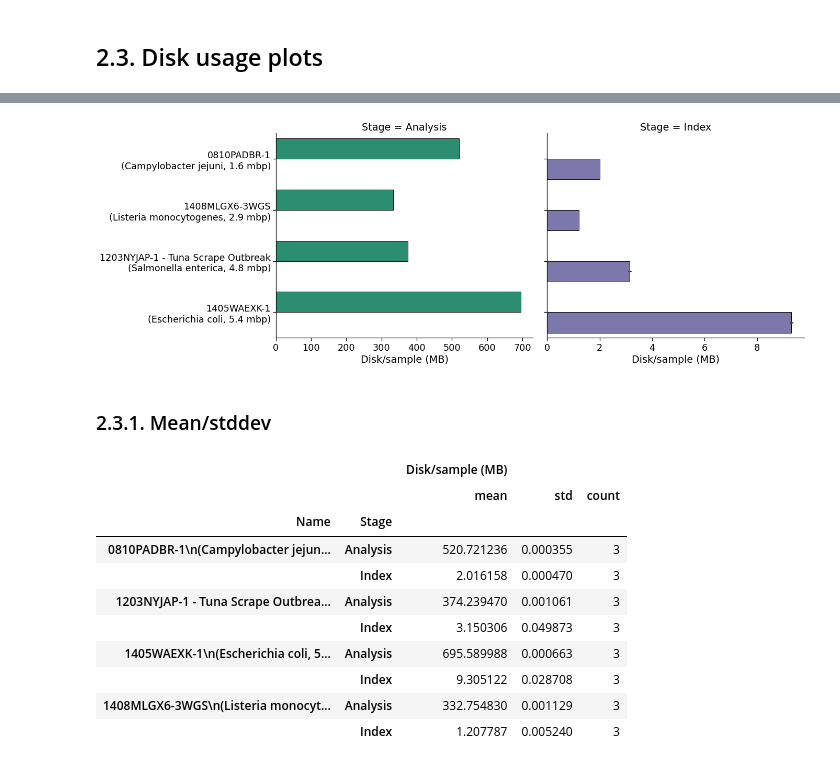
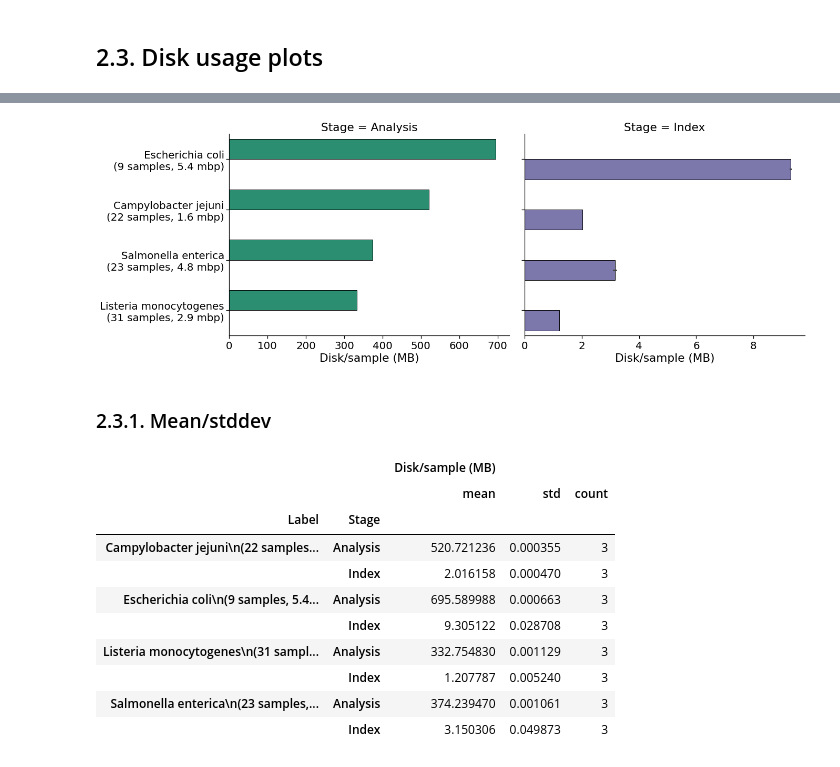
Before and after one commit to apetkau/genomics-data-index-evaluation-manuscript, a Jupyter notebook: evaluations/reads/4-analysis-runtime.ipynb, the cells around one changed output, grey strips where cells are left out. Cells and saved outputs as stored; diff of their text form; code cells hidden in the pictures.

```diff
--- a/evaluations/reads/4-analysis-runtime.ipynb
+++ b/evaluations/reads/4-analysis-runtime.ipynb
@@ -126,8 +127,8 @@ index_info_runtime_df
 # %%
 with sns.plotting_context("notebook", font_scale=1.6):
-    cat_order = index_info_runtime_df.groupby('Name').agg('first').sort_values('Reference length').index.tolist()
+    cat_order = index_info_runtime_df.groupby('Label').agg('first').sort_values('Number samples').index.tolist()
 
-    g = sns.catplot(y='Name', x='Time/sample (seconds)', hue="Stage", ci="sd", kind="bar",
+    g = sns.catplot(y='Label', x='Time/sample (seconds)', hue="Stage", ci="sd", kind="bar",
                     data=index_info_runtime_df, edgecolor='black',
                     height=7, aspect=1.7, linewidth=1,
                     legend_out=False,
@@ -172,15 +173,16 @@ def melt_memory(df: pd.DataFrame, id_vars: str) -> pd.DataFrame:
 
     df = pd.melt(df, id_vars=id_vars,
             value_vars=value_vars)
-    df['value'] = df['value'].apply(lambda x: x/(1024**2))
-    df = df.rename({'variable': 'Stage', 'value': 'Peak Memory (MB)'}, axis='columns')
+    df['value'] = df['value'].apply(lambda x: x/(1024**3))
+    df = df.rename({'variable': 'Stage', 'value': 'Peak Memory (GB)'}, axis='columns')
     df['Stage'] = df['Stage'].str.replace(' memory (max)', '', regex=False)
 
-    df['Peak Memory/sample (MB)'] = df['Peak Memory (MB)'] / df['Number samples']
+    df['Peak Memory/sample (GB)'] = df['Peak Memory (GB)'] / df['Number samples']
 
     df['Reference length (Mbp)'] = df['Reference length'] / 10**6
 
-    df['Name'] = df['Name'] + "\n(" + df['Organism'] + ', ' + df['Reference length (Mbp)'].apply(lambda x: f'{x:0.1f}') + ' mbp)'
+    df['Label'] = df['Organism'] + "\n(" + df['Number samples'].astype('str') + " samples, " + \
+             df['Reference length (Mbp)'].apply(lambda x: f'{x:0.1f}') + ' mbp)'
 
     return df
 
@@ -208,8 +210,8 @@ index_info_memory_df
 # %%
 with sns.plotting_context("notebook", font_scale=1.6):
-    cat_order = index_info_memory_df.groupby('Name').agg('first').sort_values('Reference length').index.tolist()
+    cat_order = index_info_memory_df.groupby('Label').agg('first').sort_values('Number samples').index.tolist()
 
-    g = sns.catplot(y='Name', x='Peak Memory/sample (MB)', hue="Stage", ci="sd", kind="bar",
+    g = sns.catplot(y='Label', x='Peak Memory (GB)', hue="Stage", ci="sd", kind="bar",
                     data=index_info_memory_df, edgecolor='black',
                     height=7, aspect=1.7, linewidth=1,
                     legend_out=False,
@@ -259,7 +261,8 @@ def melt_disk_usage(df: pd.DataFrame, id_vars: str) -> pd.DataFrame:
     df['Disk/sample (MB)'] = df['Disk (MB)'] / df['Number samples']
     df['Reference length (Mbp)'] = df['Reference length'] / 10**6
 
-    df['Name'] = df['Name'] + "\n(" + df['Organism'] + ', ' + df['Reference length (Mbp)'].apply(lambda x: f'{x:0.1f}') + ' mbp)'
+    df['Label'] = df['Organism'] + "\n(" + df['Number samples'].astype('str') + " samples, " + \
+                 df['Reference length (Mbp)'].apply(lambda x: f'{x:0.1f}') + ' mbp)'
 
     return df
 index_info_disk_df = melt_disk_usage(index_info_df, id_vars=['Name', 'Organism',
@@ -286,33 +289,33 @@ index_info_disk_df
 # %%
-with sns.plotting_context("notebook", font_scale=1.6):
-    cat_order = index_info_disk_df.groupby('Name').agg('first').sort_values('Reference length').index.tolist()
+with sns.plotting_context("notebook", font_scale=1.8):
+    cat_order = index_info_disk_df.groupby('Label').agg('first').sort_values('Number samples').index.tolist()
 
-    g = sns.catplot(y='Name', x='Disk/sample (MB)', col="Stage", hue="Stage", ci="sd", kind="bar",
+    g = sns.catplot(y='Label', x='Disk/sample (MB)', col="Stage", hue="Stage", ci="sd", kind="bar",
                     data=index_info_disk_df, edgecolor='black',
                     height=7, aspect=1.4, linewidth=1,
                     legend_out=False,
                     order=cat_order,
                     palette=stages_palette,
                     sharex=False)
     g.set(ylabel=None)
 
     plt.savefig('figures/index-disk.pdf')
 # %% [output]
-[figure, old version]
+[figure, new version]
 # %% [markdown]
 ### 2.3.1. Mean/stddev
 # %%
-index_info_disk_df[['Name', 'Stage', 'Disk/sample (MB)']]\
- .groupby(['Name', 'Stage']).agg(['mean', 'std', 'count'])
+index_info_disk_df[['Label', 'Stage', 'Disk/sample (MB)']]\
+ .groupby(['Label', 'Stage']).agg(['mean', 'std', 'count'])
 # %% [output]
 |  |  | Disk/sample (MB) |  |  |
 |  |  | mean | std | count |
-| Name | Stage |  |  |  |
-| 0810PADBR-1\n(Campylobacter jejun... | Analysis | 520.721236 | 0.000355 | 3 |
+| Label | Stage |  |  |  |
+| Campylobacter jejuni\n(22 samples... | Analysis | 520.721236 | 0.000355 | 3 |
 |  | Index | 2.016158 | 0.000470 | 3 |
-| 1203NYJAP-1 - Tuna Scrape Outbrea... | Analysis | 374.239470 | 0.001061 | 3 |
+| Escherichia coli\n(9 samples, 5.4... | Analysis | 695.589988 | 0.000663 | 3 |
+|  | Index | 9.305122 | 0.028708 | 3 |
+| Listeria monocytogenes\n(31 sampl... | Analysis | 332.754830 | 0.001129 | 3 |
+|  | Index | 1.207787 | 0.005240 | 3 |
+| Salmonella enterica\n(23 samples,... | Analysis | 374.239470 | 0.001061 | 3 |
 |  | Index | 3.150306 | 0.049873 | 3 |
-| 1405WAEXK-1\n(Escherichia coli, 5... | Analysis | 695.589988 | 0.000663 | 3 |
-|  | Index | 9.305122 | 0.028708 | 3 |
-| 1408MLGX6-3WGS\n(Listeria monocyt... | Analysis | 332.754830 | 0.001129 | 3 |
-|  | Index | 1.207787 | 0.005240 | 3 |
```
Also changed, not shown: parts of 7 cells of this notebook.
